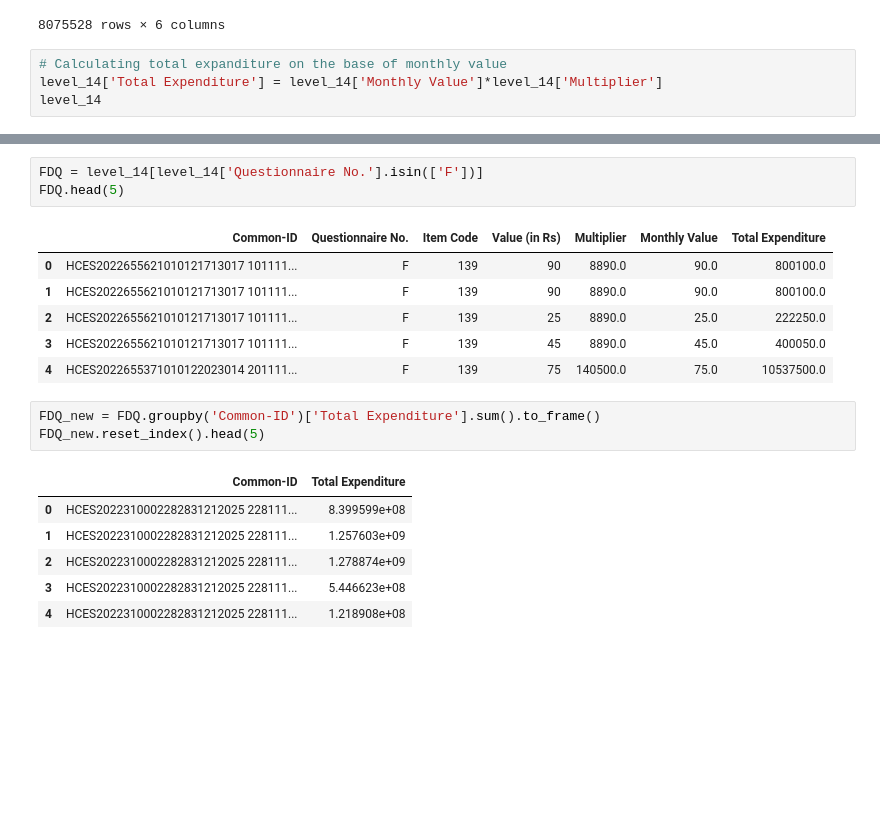
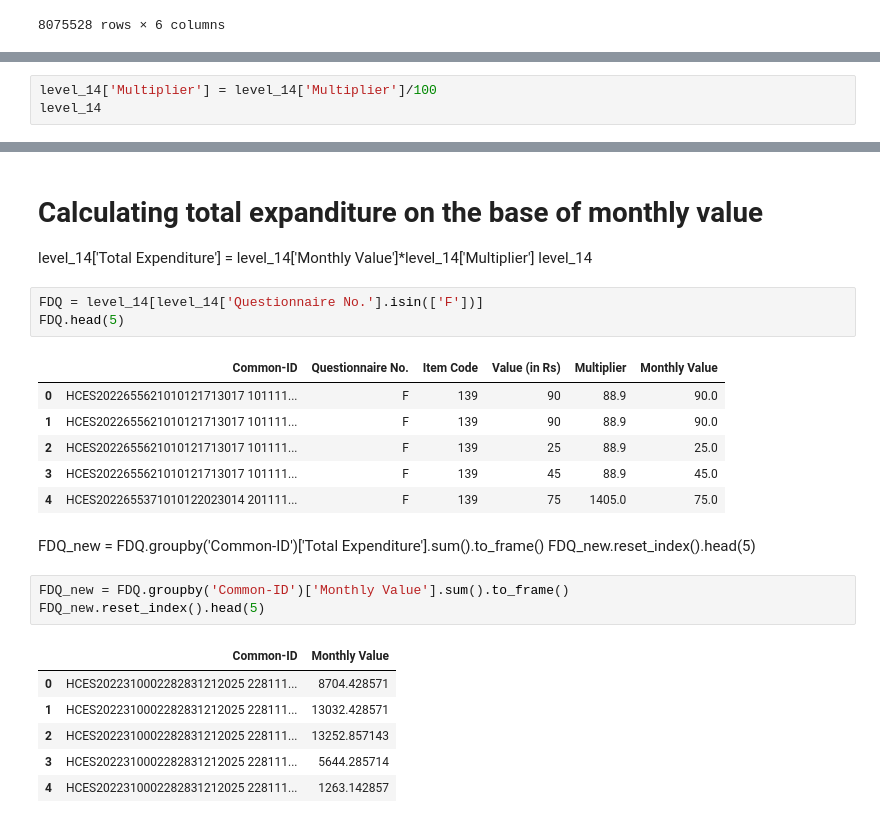
Before and after one commit to yogendrasinghyadav/Hces_data_persentage_trail, a Jupyter notebook: data.ipynb, the cells around one changed output, grey strips where cells are left out. Drawn from its saved outputs; the diff is of its cells as text; blank space fills up the shorter version.

Commit message:
tring some new ideas
want to check that monthly  is really exist or not, checked on both without multiplier and without multiplier.

```diff
--- a/data.ipynb
+++ b/data.ipynb
@@ -69,7 +77,3 @@ level_14
 | 8075526 | HCES20223492023737102120110201201... | D | 639 | 5350 | 938.0 | 5350.000000 |
 | 8075527 | HCES20223492023737102120110201201... | D | 649 | 650 | 938.0 | 53.424658 |
 8075528 rows × 6 columns
-# %%
-# Calculating total expanditure on the base of monthly value
-level_14['Total Expenditure'] = level_14['Monthly Value']*level_14['Multiplier']
-level_14
@@ -109,0 +80,3 @@ lvl_1
+# %%
+level_14['Multiplier'] = level_14['Multiplier']/100
+level_14
@@ -110,23 +232,30 @@ lvl_1
+# %% [markdown]
+# Calculating total expanditure on the base of monthly value
+level_14['Total Expenditure'] = level_14['Monthly Value']*level_14['Multiplier']
+level_14
 # %%
 FDQ = level_14[level_14['Questionnaire No.'].isin(['F'])]
 FDQ.head(5)
 # %% [output]
-|  | Common-ID | Questionnaire No. | Item Code | Value (in Rs) | Multiplier | Monthly Value | Total Expenditure |
-| 0 | HCES2022655621010121713017 101111... | F | 139 | 90 | 8890.0 | 90.0 | 800100.0 |
-| 1 | HCES2022655621010121713017 101111... | F | 139 | 90 | 8890.0 | 90.0 | 800100.0 |
-| 2 | HCES2022655621010121713017 101111... | F | 139 | 25 | 8890.0 | 25.0 | 222250.0 |
-| 3 | HCES2022655621010121713017 101111... | F | 139 | 45 | 8890.0 | 45.0 | 400050.0 |
-| 4 | HCES2022655371010122023014 201111... | F | 139 | 75 | 140500.0 | 75.0 | 10537500.0 |
+|  | Common-ID | Questionnaire No. | Item Code | Value (in Rs) | Multiplier | Monthly Value |
+| 0 | HCES2022655621010121713017 101111... | F | 139 | 90 | 88.9 | 90.0 |
+| 1 | HCES2022655621010121713017 101111... | F | 139 | 90 | 88.9 | 90.0 |
+| 2 | HCES2022655621010121713017 101111... | F | 139 | 25 | 88.9 | 25.0 |
+| 3 | HCES2022655621010121713017 101111... | F | 139 | 45 | 88.9 | 45.0 |
+| 4 | HCES2022655371010122023014 201111... | F | 139 | 75 | 1405.0 | 75.0 |
+# %% [markdown]
+FDQ_new = FDQ.groupby('Common-ID')['Total Expenditure'].sum().to_frame()
+FDQ_new.reset_index().head(5)
 # %%
-FDQ_new = FDQ.groupby('Common-ID')['Total Expenditure'].sum().to_frame()
+FDQ_new = FDQ.groupby('Common-ID')['Monthly Value'].sum().to_frame()
 FDQ_new.reset_index().head(5)
 # %% [output]
-|  | Common-ID | Total Expenditure |
-| 0 | HCES2022310002282831212025 228111... | 8.399599e+08 |
-| 1 | HCES2022310002282831212025 228111... | 1.257603e+09 |
-| 2 | HCES2022310002282831212025 228111... | 1.278874e+09 |
-| 3 | HCES2022310002282831212025 228111... | 5.446623e+08 |
-| 4 | HCES2022310002282831212025 228111... | 1.218908e+08 |
+|  | Common-ID | Monthly Value |
+| 0 | HCES2022310002282831212025 228111... | 8704.428571 |
+| 1 | HCES2022310002282831212025 228111... | 13032.428571 |
+| 2 | HCES2022310002282831212025 228111... | 13252.857143 |
+| 3 | HCES2022310002282831212025 228111... | 5644.285714 |
+| 4 | HCES2022310002282831212025 228111... | 1263.142857 |
 # %%
 CSQ = level_14[level_14['Questionnaire No.'].isin(['C'])]
 CSQ.head(5)
```
Also changed, not shown: parts of 70 cells of this notebook.
